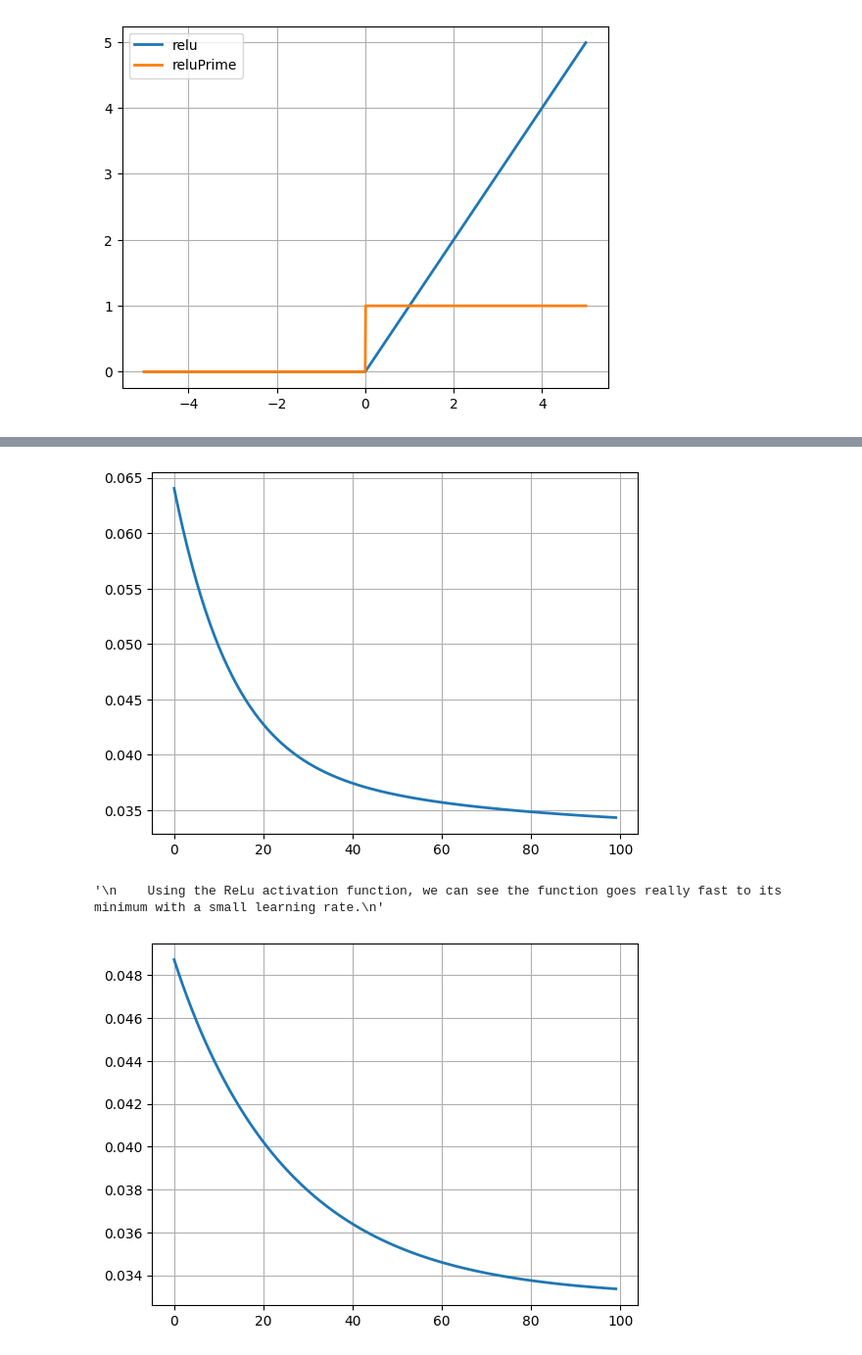
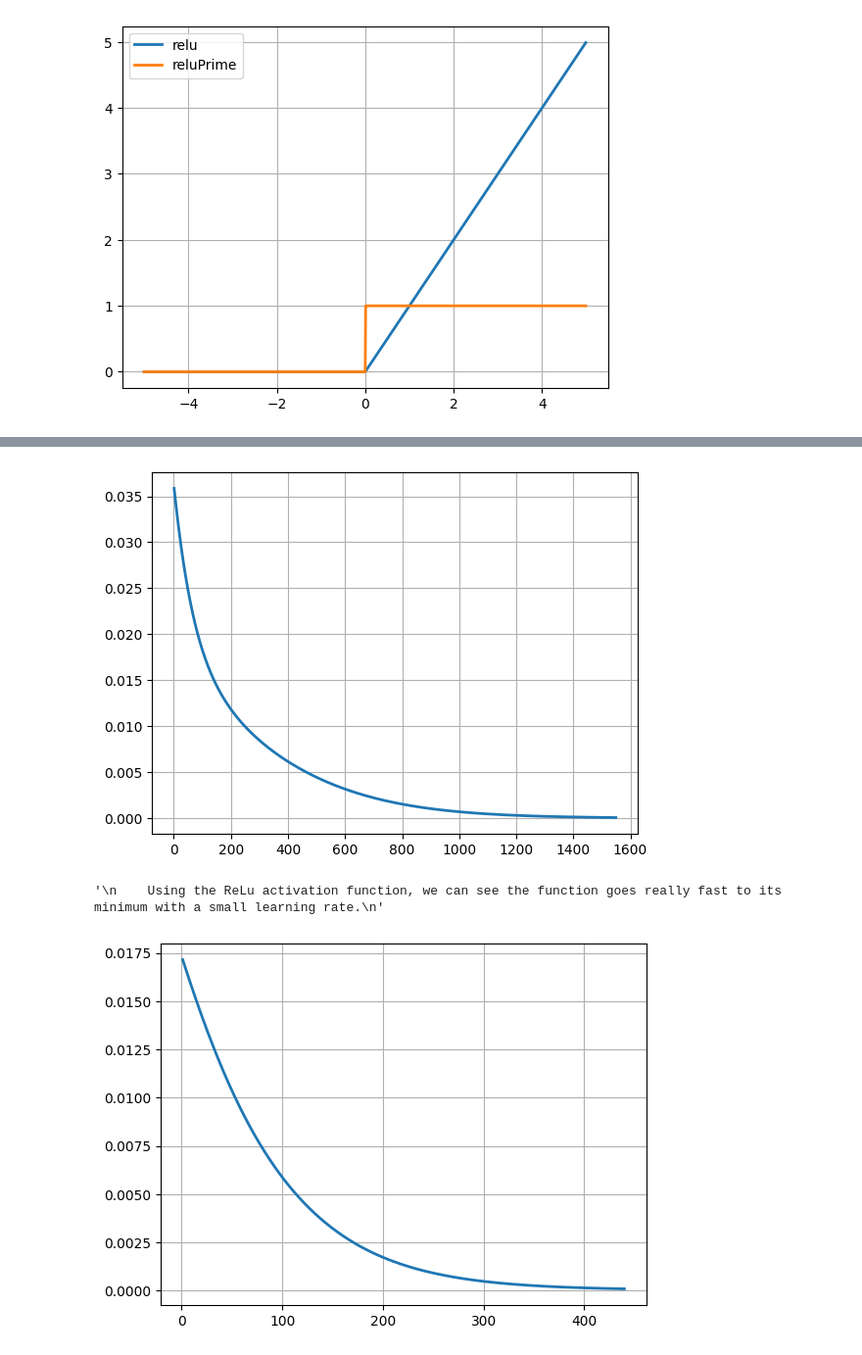
Before and after one commit to khanhthien123/CogSci131-Sp2024, a Jupyter notebook: NeuralNetsSummer23.ipynb, the cells around one changed output, grey strips where cells are left out. Shown at 98% size. Drawn from its saved outputs; the diff is of its cells as text; code cells hidden in the pictures.

```diff
--- a/NeuralNetsSummer23.ipynb
+++ b/NeuralNetsSummer23.ipynb
@@ -208,15 +209,21 @@ print (cost1,cost2)
 # %%
 #Normal NN
-scalar=0.01
-N = 100
-costs = []
-iterations = []
-for i in range(N):
+dJdW1,dJdW2=NN.costFunctionPrime(X,y)
+NN.W1 = NN.W1-scalar*dJdW1
+NN.W2 = NN.W2-scalar*dJdW2
+cost = NN.costFunction(X,y)
+scalar=0.2
+threshold = 1e-2
+costs = [cost]
+iterations = [0]
+i = 1
+while cost > threshold:
     dJdW1,dJdW2=NN.costFunctionPrime(X,y)
     NN.W1 = NN.W1-scalar*dJdW1
     NN.W2 = NN.W2-scalar*dJdW2
     cost = NN.costFunction(X,y)
     iterations.append(i)
+    i += 1
     costs.append(cost)
 
 plt.plot(iterations, costs, linewidth=2)
@@ -226,15 +233,18 @@ plt.grid(1)
 # %%
 #Unusually large learning rate
+NN_2=Neural_Network()
 scalar=50
-N = 100
 costs = []
 iterations = []
-for i in range(N):
+cost = NN_2.costFunction(X, y)
+i = 1
+while cost > threshold:
     dJdW1,dJdW2=NN_2.costFunctionPrime(X,y)
     NN_2.W1 = NN_2.W1-scalar*dJdW1
     NN_2.W2 = NN_2.W2-scalar*dJdW2
     cost = NN_2.costFunction(X,y)
     iterations.append(i)
+    i += 1
     costs.append(cost)
 
 plt.plot(iterations, costs, linewidth=2)
@@ -249,45 +259,52 @@ plt.grid(1)
 # %%
 # Normal NN With Relu
 NN_Relu=Neural_Network()
-scalar=0.01
-N = 100
+threshold = 1e-4
+scalar = 0.01
 costs = []
 iterations = []
-for i in range(N):
+cost = NN_Relu.costFunction_ReLu(X, y)
+i = 1
+while cost > threshold:
+#for i in range(100):
     dJdW1,dJdW2=NN_Relu.costFunctionPrime_ReLu(X,y)
     NN_Relu.W1 = NN_Relu.W1-scalar*dJdW1
     NN_Relu.W2 = NN_Relu.W2-scalar*dJdW2
     cost = NN_Relu.costFunction_ReLu(X,y)
     iterations.append(i)
+    i += 1
     costs.append(cost)
 
 plt.plot(iterations, costs, linewidth=2)
 plt.grid(1)
 # %% [output]
-[figure, old version]
+[figure, new version]
 # %%
 #ReLu with 2 hidden layers
 NN_Relu_2_hidden_layers=Neural_Network_2_Hidden_Layers()
-scalar=0.01
-N = 100
+cost = NN_Relu_2_hidden_layers.costFunction_ReLu(X, y)
 costs = []
 iterations = []
-for i in range(N):
-    dJdW1,dJdW2=NN_Relu_2_hidden_layers.costFunctionPrime_ReLu(X,y)
+i = 1
+scalar = 0.01
+while cost > threshold:
+    dJdW1,dJdW2,dJdW3=NN_Relu_2_hidden_layers.costFunctionPrime_ReLu(X,y)
     NN_Relu_2_hidden_layers.W1 = NN_Relu_2_hidden_layers.W1-scalar*dJdW1
     NN_Relu_2_hidden_layers.W2 = NN_Relu_2_hidden_layers.W2-scalar*dJdW2
+    NN_Relu_2_hidden_layers.W3 = NN_Relu_2_hidden_layers.W3-scalar*dJdW3
     cost = NN_Relu_2_hidden_layers.costFunction_ReLu(X,y)
     iterations.append(i)
+    i += 1
     costs.append(cost)
 
 plt.plot(iterations, costs, linewidth=2)
 plt.grid(1)
 """
     Using the ReLu activation function, we can see the function goes really fast to its minimum with a small learning rate.
 """
 # %% [output]
 '\n    Using the ReLu activation function, we can see the function goes really fast to its minimum with a small learning rate.\n'
-[figure, old version]
+[figure, new version]
 # %%
 #ReLu with 2 hidden layers and 10 units each layer
 NN_Relu_2_hidden_layers_10_unit = Neural_Network_2_Hidden_Layers()
```
Also changed, not shown: parts of 11 cells of this notebook.
